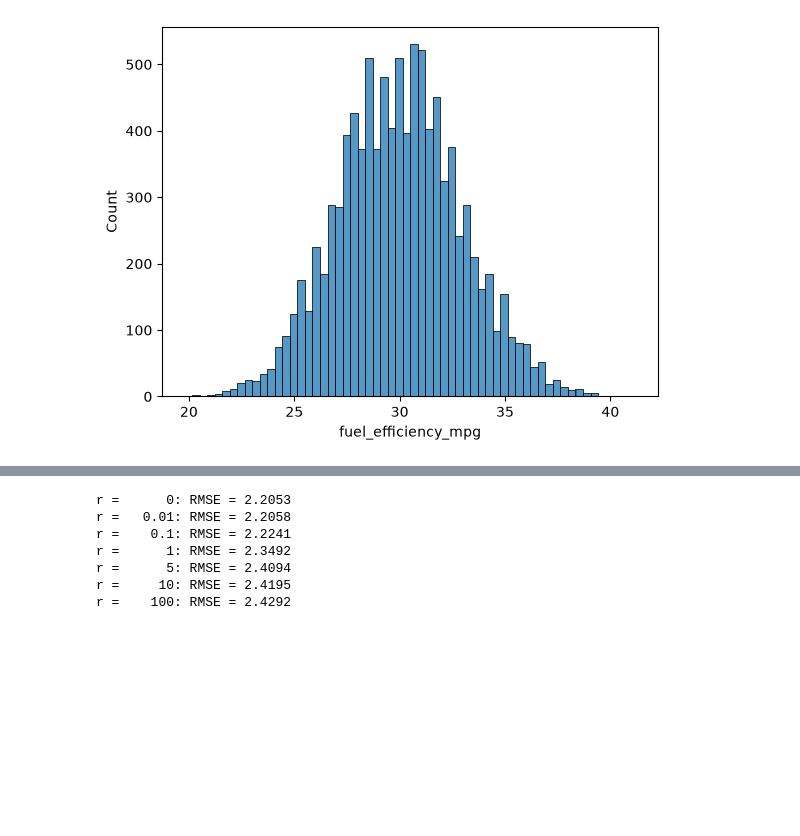
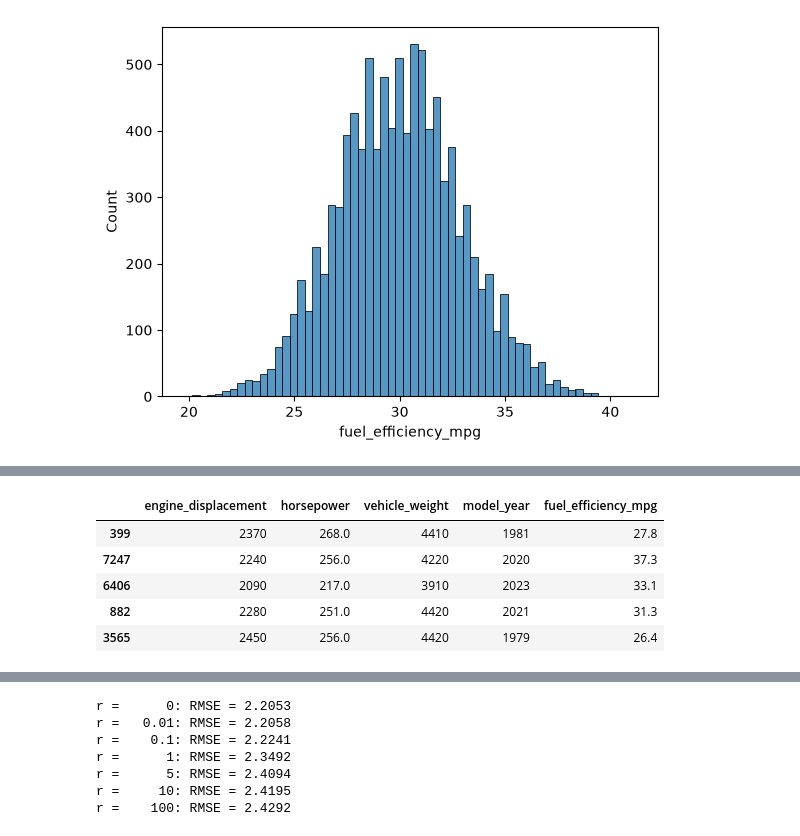
Before and after one commit to Vladimeri9/machine-learning-zoomcamp-homework, a Jupyter notebook: 02-regression/HW2.ipynb, the cells around one changed output, grey strips where cells are left out. Saved outputs shown, nothing was run; the diff lists cells and outputs as text; code cells hidden in the pictures; blank space fills up the shorter version.

```diff
--- a/02-regression/HW2.ipynb
+++ b/02-regression/HW2.ipynb
@@ -77,3 +95,12 @@ df_test = df_modified.iloc[idx[n_train + n_val:]]
+# %%
+df_test.head()
+# %% [output]
+|  | engine_displacement | horsepower | vehicle_weight | model_year | fuel_efficiency_mpg |
+| 399 | 2370 | 268.0 | 4410 | 1981 | 27.8 |
+| 7247 | 2240 | 256.0 | 4220 | 2020 | 37.3 |
+| 6406 | 2090 | 217.0 | 3910 | 2023 | 33.1 |
+| 882 | 2280 | 251.0 | 4420 | 2021 | 31.3 |
+| 3565 | 2450 | 256.0 | 4420 | 1979 | 26.4 |
 # %%
 # 1. Option A: Fill with 0
 df_train_zero = df_train.copy()
```
Also changed, not shown: parts of 6 cells of this notebook.
